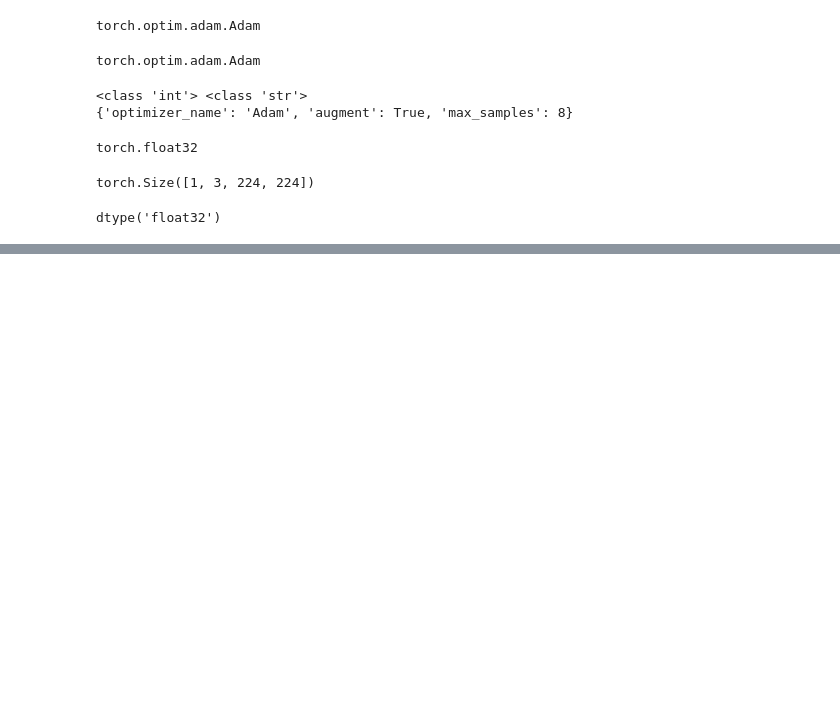
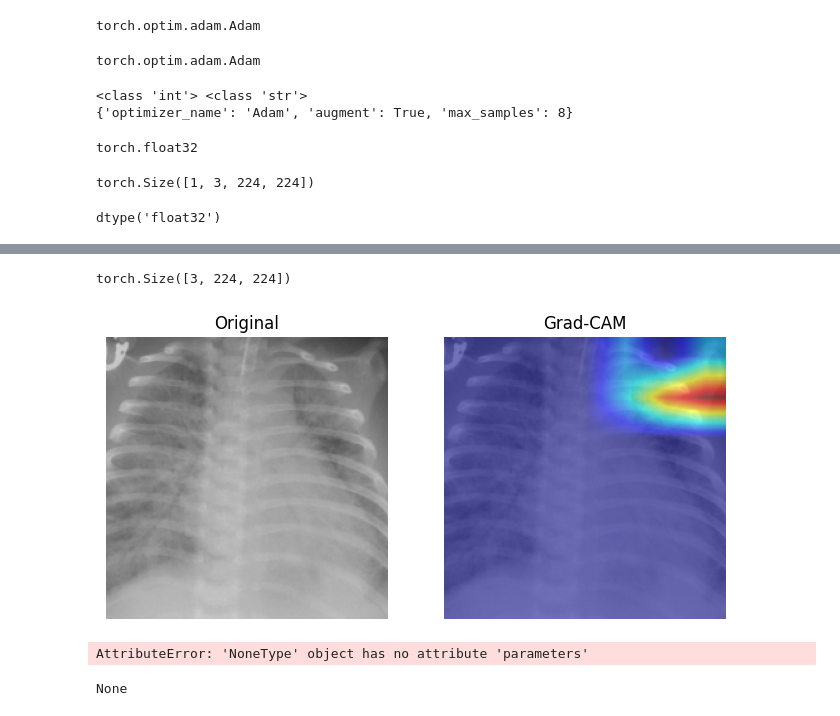
Before and after one commit to yuki172/pneumonia-detection, a Jupyter notebook: eda.ipynb, the cells around one changed output, grey strips where cells are left out. Saved outputs shown, nothing was run; the diff lists cells and outputs as text; code cells hidden in the pictures; blank space fills up the shorter version.

Commit message:
grad cam

```diff
--- a/eda.ipynb
+++ b/eda.ipynb
@@ -364,0 +371,4 @@ INFO:     127.0.0.1:49401 - "GET /ajax-api/2.0/mlflow/metrics/get-history-bulk-i
+# %%
+input_tensor = image.unsqueeze(0)
+# %%
+targets = [ClassifierOutputTarget(0)]
@@ -364,0 +377,30 @@ INFO:     127.0.0.1:49401 - "GET /ajax-api/2.0/mlflow/metrics/get-history-bulk-i
+# %%
+model_resnet = resnet50(pretrained=True)
+
+with GradCAM(model=model_resnet, target_layers=[model_resnet.layer4[-1]]) as cam:
+  # You can also pass aug_smooth=True and eigen_smooth=True, to apply smoothing.
+  grayscale_cam = cam(input_tensor=input_tensor, targets=targets)
+  # In this example grayscale_cam has only one image in the batch:
+  grayscale_cam = grayscale_cam[0, :]
+  visualization = show_cam_on_image(image.permute(1, 2, 0).numpy(), grayscale_cam, use_rgb=True)
+  # You can also get the model outputs without having to redo inference
+  model_outputs = cam.outputs
+# %%
+image.shape
+# %% [output]
+torch.Size([3, 224, 224])
+# %%
+# Plot
+plt.figure(figsize=(8,4))
+plt.subplot(1,2,1)
+plt.title("Original")
+plt.imshow(image.permute(1, 2, 0))
+plt.axis("off")
+
+plt.subplot(1,2,2)
+plt.title("Grad-CAM")
+plt.imshow(visualization)
+plt.axis("off")
+plt.show()
+# %% [output]
+[figure, added]
@@ -364,0 +411,11 @@ INFO:     127.0.0.1:49401 - "GET /ajax-api/2.0/mlflow/metrics/get-history-bulk-i
+# %%
+with GradCAM(model=model, target_layers=[model.model[0].model.layer4[-1]]) as cam:
+  # You can also pass aug_smooth=True and eigen_smooth=True, to apply smoothing.
+  grayscale_cam = cam(input_tensor=input_tensor, targets=targets)
+  # In this example grayscale_cam has only one image in the batch:
+  grayscale_cam = grayscale_cam[0, :]
+  visualization = show_cam_on_image(image.permute(1, 2, 0).numpy(), grayscale_cam, use_rgb=True)
+  # You can also get the model outputs without having to redo inference
+  model_outputs = cam.outputs
+# %% [output]
+AttributeError: 'NoneType' object has no attribute 'parameters'
@@ -364,0 +424,4 @@ INFO:     127.0.0.1:49401 - "GET /ajax-api/2.0/mlflow/metrics/get-history-bulk-i
+# %%
+print(a)
+# %% [output]
+None
```
Also changed, not shown: parts of 8 cells of this notebook, 8 other files.
